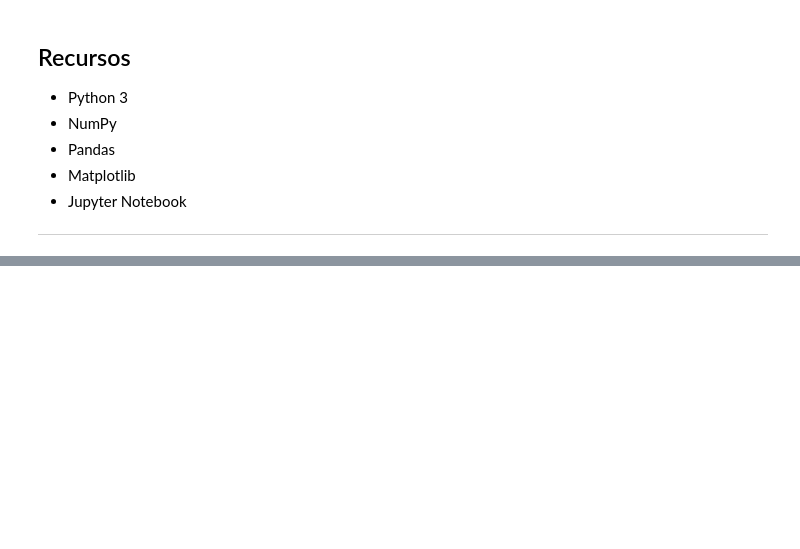
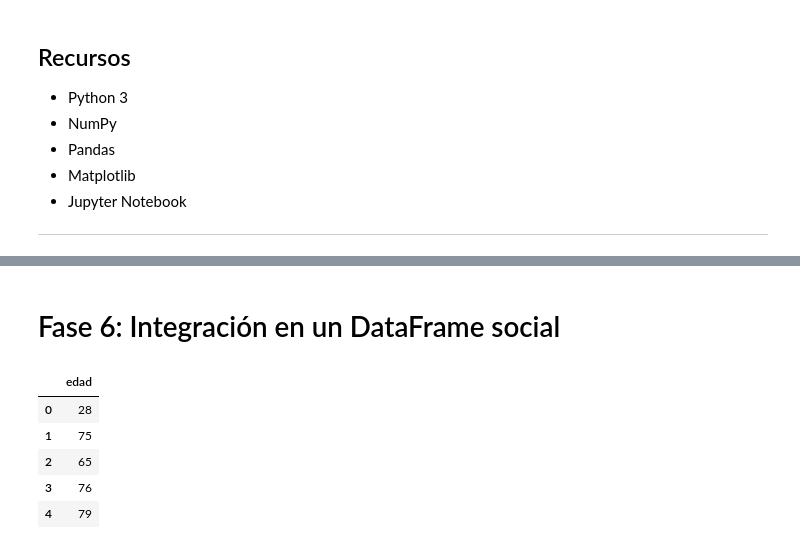
Before and after one commit to marco-canas/curso_analisis_datos_sociales_con_estratificacion, a Jupyter notebook: 1_clases/1_clase/apendice/1_randint.ipynb, the cells around one changed output, grey strips where cells are left out. Cells and saved outputs as stored; diff of their text form; code cells hidden in the pictures; blank space fills up the shorter version.

```diff
--- a/1_clases/1_clase/apendice/1_randint.ipynb
+++ b/1_clases/1_clase/apendice/1_randint.ipynb
@@ -251,0 +460,18 @@ Si deseas, en el próximo mensaje puedo:
+# %% [markdown]
+
+# Fase 6: Integración en un DataFrame social
+# %%
+import pandas as pd
+
+df = pd.DataFrame({
+    "edad": edades
+})
+
+df.head()
+# %% [output]
+|  | edad |
+| 0 | 28 |
+| 1 | 75 |
+| 2 | 65 |
+| 3 | 76 |
+| 4 | 79 |
```
Also changed, not shown: parts of 86 cells of this notebook, 2 other files.
